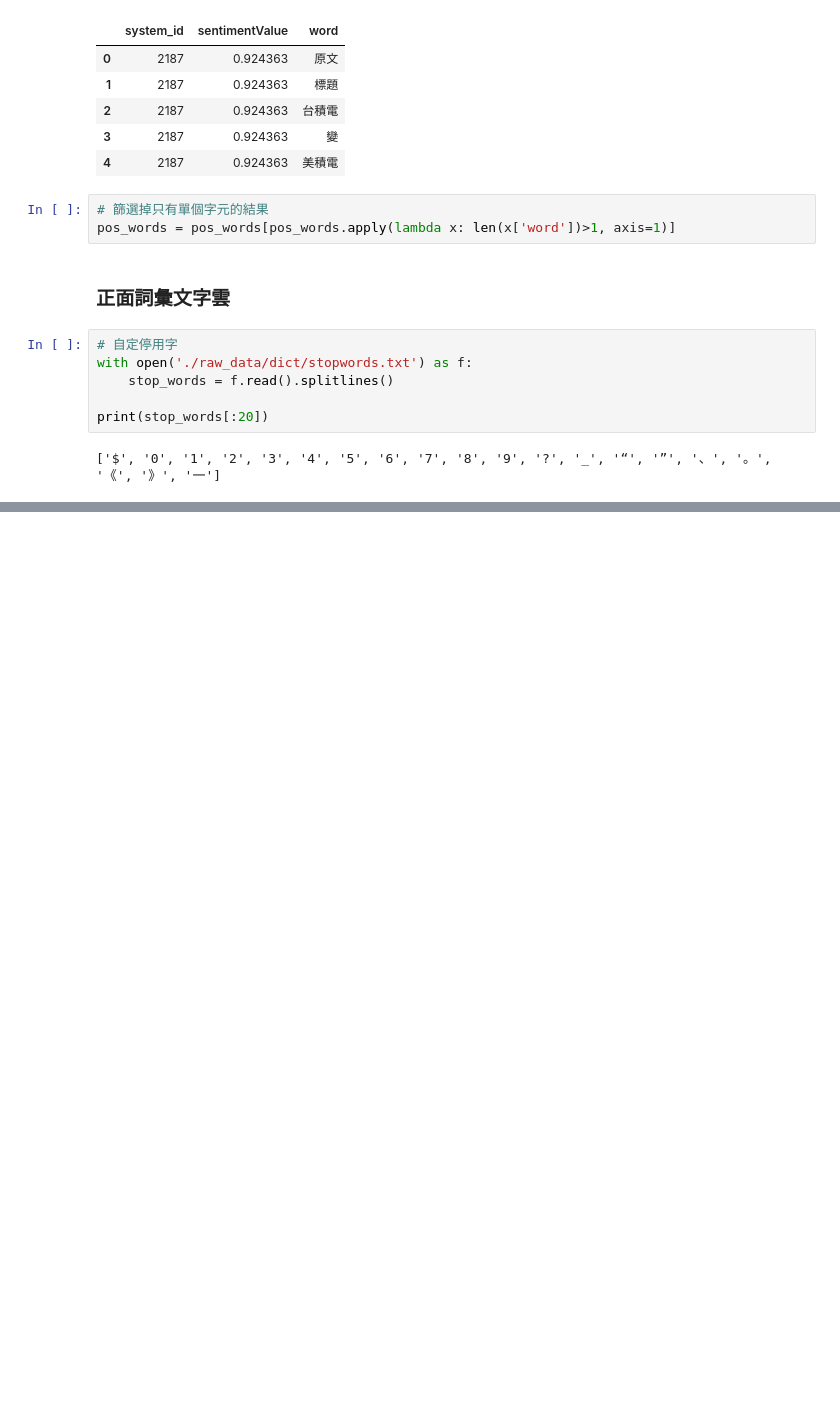
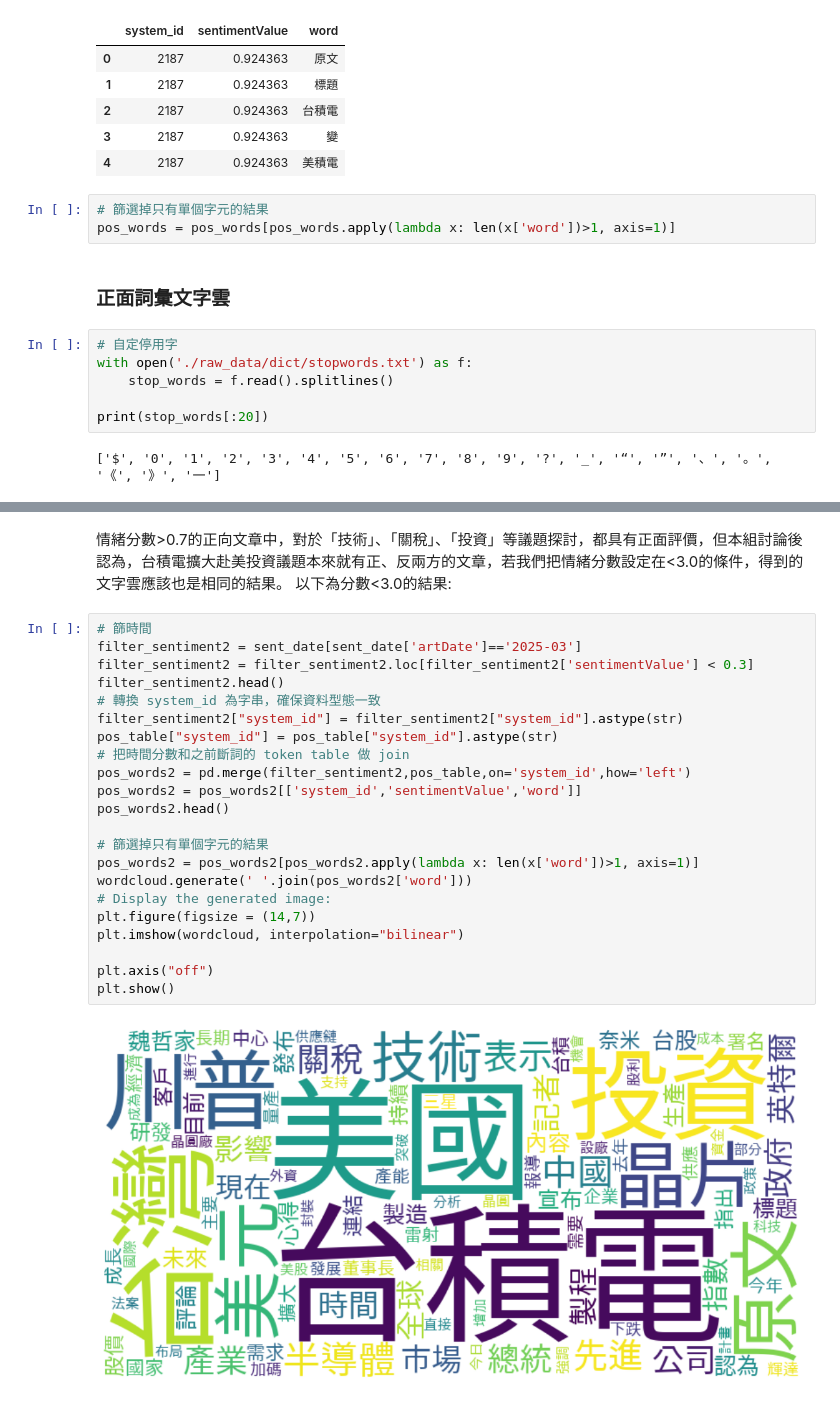
Before and after one commit to SmallRG/2025SMA, a Jupyter notebook: program1_2.ipynb, the cells around one changed output, grey strips where cells are left out. Saved outputs shown, nothing was run; the diff lists cells and outputs as text; blank space fills up the shorter version.

```diff
--- a/program1_2.ipynb
+++ b/program1_2.ipynb
@@ -765,0 +756,27 @@ plt.show()
+# %% [markdown]
+情緒分數>0.7的正向文章中，對於「技術」、「關稅」、「投資」等議題探討，都具有正面評價，但本組討論後認為，台積電擴大赴美投資議題本來就有正、反兩方的文章，若我們把情緒分數設定在<3.0的條件，得到的文字雲應該也是相同的結果。
+以下為分數<3.0的結果:
+# %%
+# 篩時間
+filter_sentiment2 = sent_date[sent_date['artDate']=='2025-03']
+filter_sentiment2 = filter_sentiment2.loc[filter_sentiment2['sentimentValue'] < 0.3]
+filter_sentiment2.head()
+# 轉換 system_id 為字串，確保資料型態一致
+filter_sentiment2["system_id"] = filter_sentiment2["system_id"].astype(str)
+pos_table["system_id"] = pos_table["system_id"].astype(str)
+# 把時間分數和之前斷詞的 token table 做 join
+pos_words2 = pd.merge(filter_sentiment2,pos_table,on='system_id',how='left')
+pos_words2 = pos_words2[['system_id','sentimentValue','word']]
+pos_words2.head()
+
+# 篩選掉只有單個字元的結果
+pos_words2 = pos_words2[pos_words2.apply(lambda x: len(x['word'])>1, axis=1)]
+wordcloud.generate(' '.join(pos_words2['word']))
+# Display the generated image:
+plt.figure(figsize = (14,7))
+plt.imshow(wordcloud, interpolation="bilinear")
+
+plt.axis("off")
+plt.show()
+# %% [output]
+[figure, added]
```
Also changed, not shown: parts of 17 cells of this notebook.
